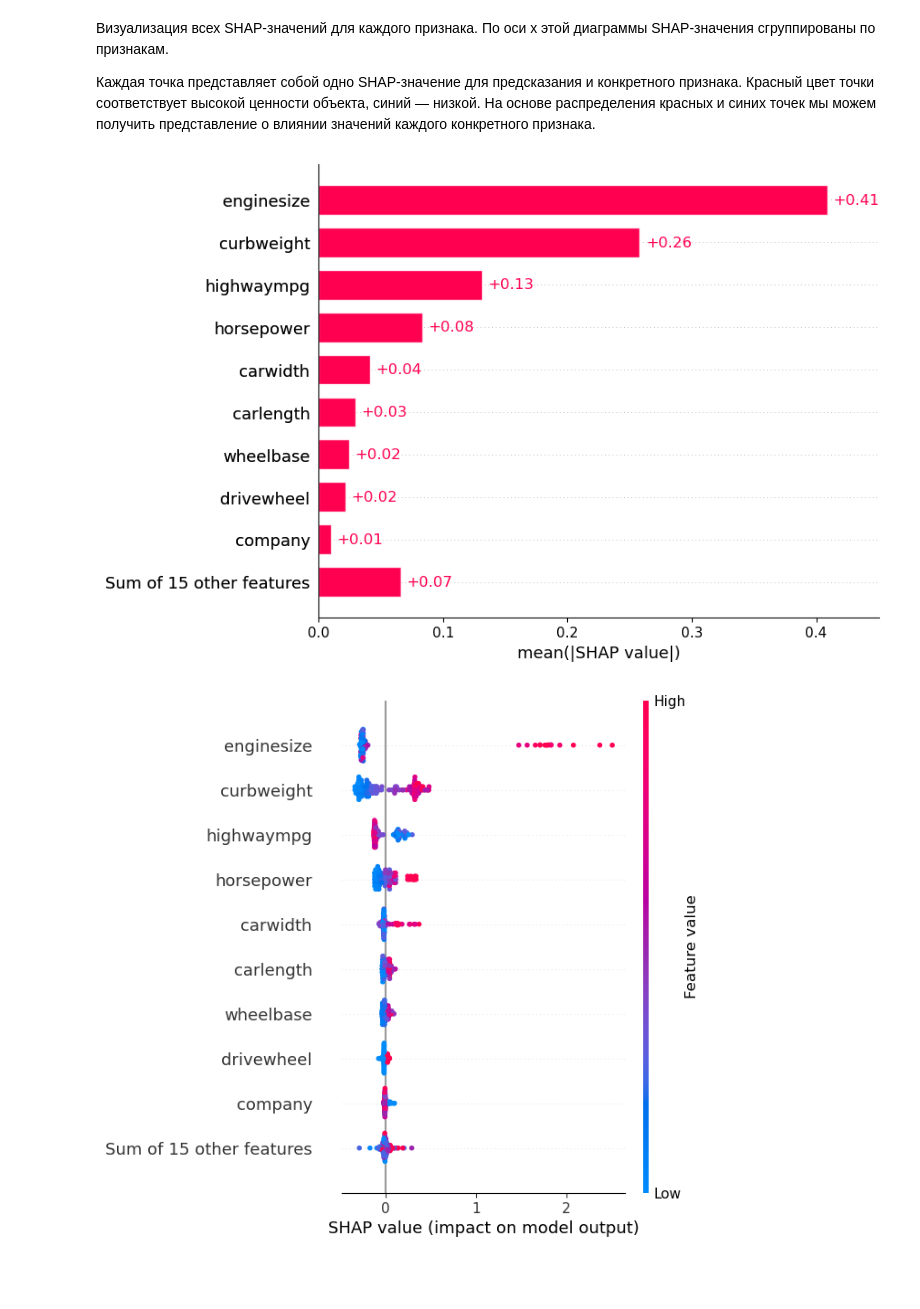
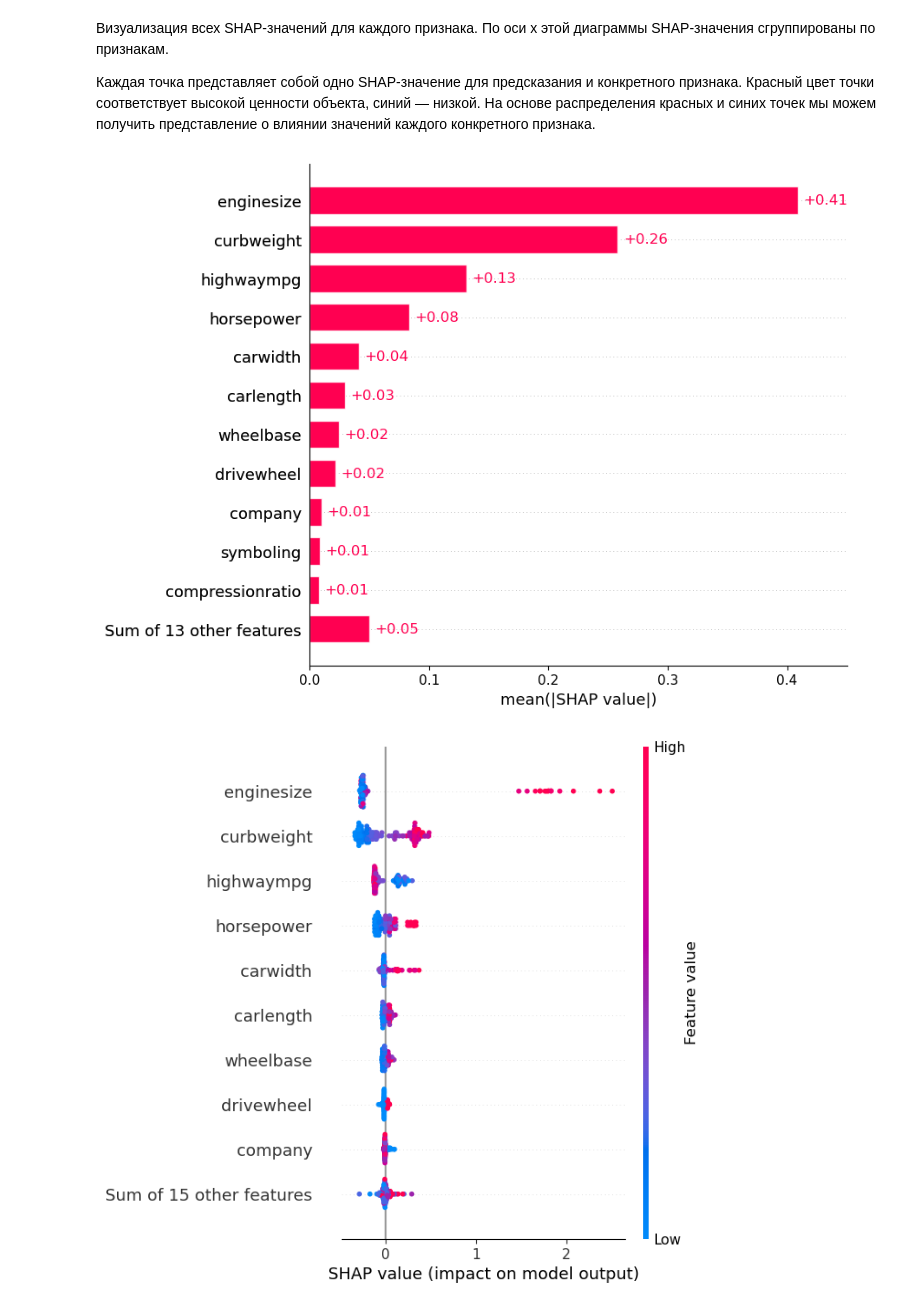
Before and after one commit to anVysa/-, a Jupyter notebook: Selection and identification of features.ipynb, the cells around one changed output. Saved outputs shown, nothing was run; the diff lists cells and outputs as text; code cells hidden in the pictures; blank space fills up the shorter version.

```diff
--- a/Selection and identification of features.ipynb
+++ b/Selection and identification of features.ipynb
@@ -852,9 +848,9 @@ shap_values = explainer(X_train)
 Каждая точка представляет собой одно SHAP-значение для предсказания и конкретного признака. Красный цвет точки соответствует высокой ценности объекта, синий — низкой. На основе распределения красных и синих точек мы можем получить представление о влиянии значений каждого конкретного признака.
 # %%
 #plt.figure(dpi = 400)
-shap.plots.bar(shap_values) #max_display=len(X_train.columns)
+shap.plots.bar(shap_values, max_display=12) #max_display=len(X_train.columns)
 # %% [output]
-[figure, old version]
+[figure, new version]
 # %%
 shap.plots.beeswarm(shap_values,plot_size=[5,7]) # max_display=
 # %% [output]
```
Also changed, not shown: parts of 20 cells of this notebook.
